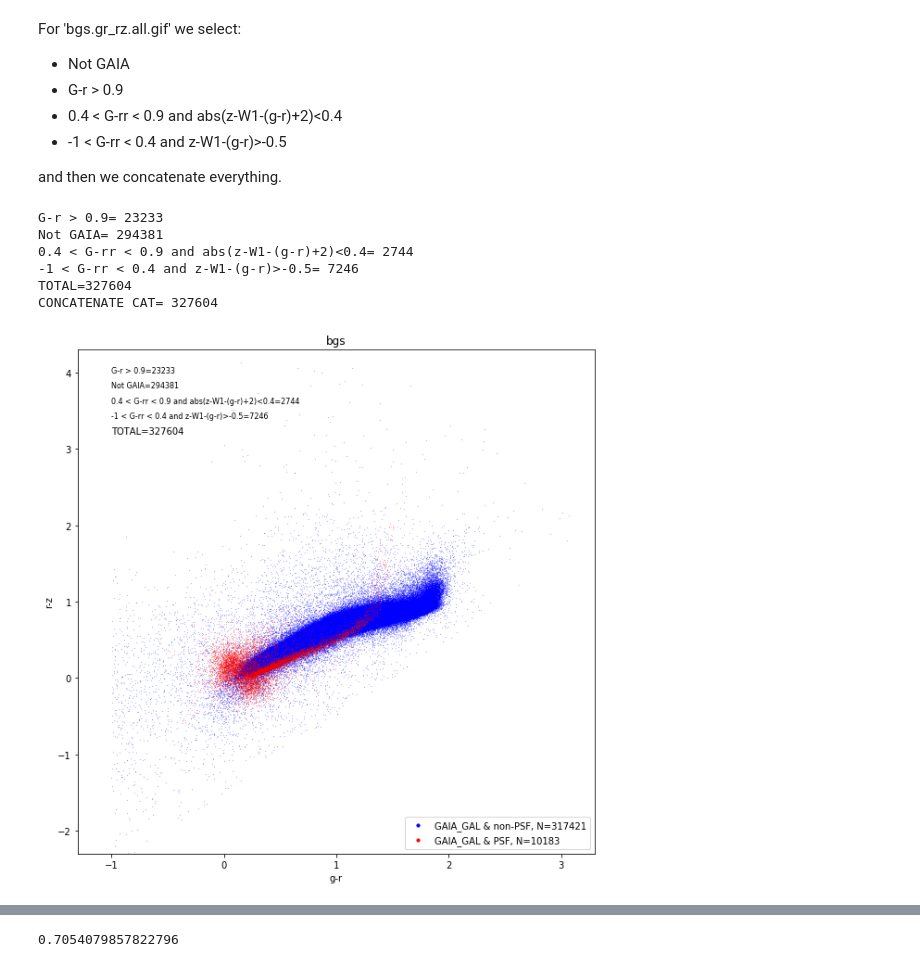
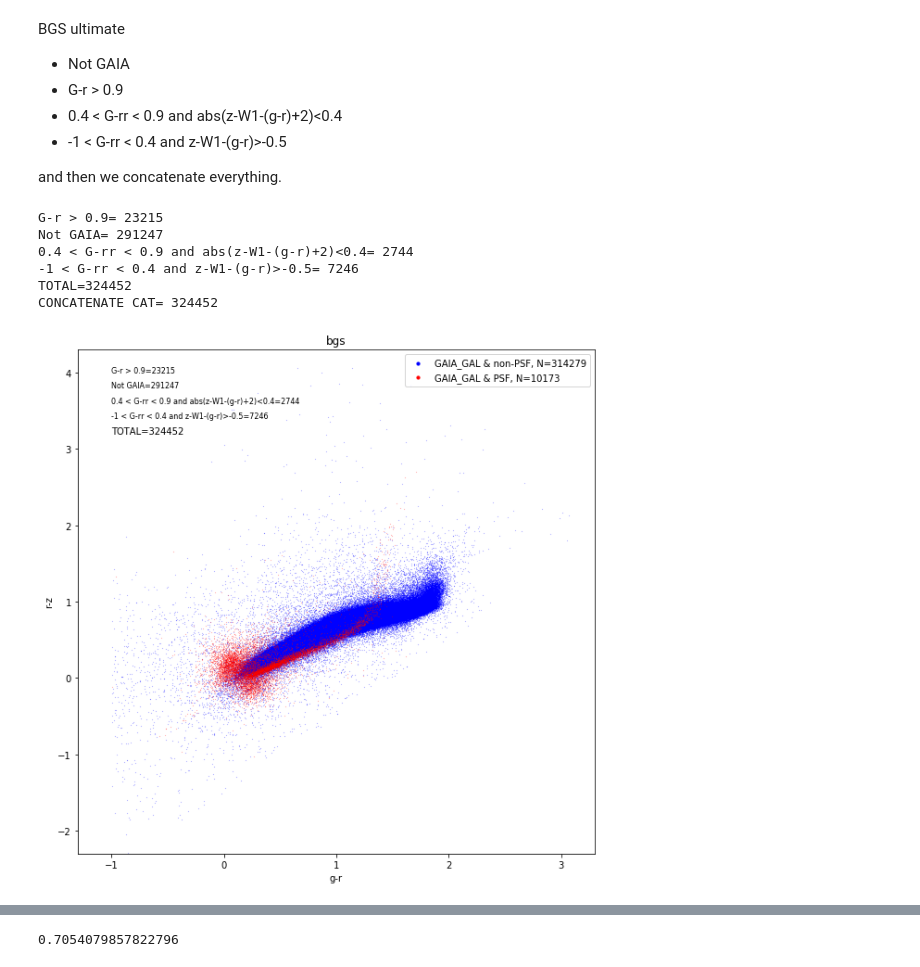
Before and after one commit to qmxp55/DESI-match, a Jupyter notebook: star_galaxy_separation.ipynb, the cells around one changed output, grey strips where cells are left out. Saved outputs shown, nothing was run; the diff lists cells and outputs as text; code cells hidden in the pictures.

```diff
--- a/star_galaxy_separation.ipynb
+++ b/star_galaxy_separation.ipynb
@@ -29,7 +29,7 @@ def cut(ramin, ramax, decmin, decmax, catalog):
 # %%
 def get_mag_decals(df):
 
-    df = df[(df['FLUX_R'] > 0) & (df['FLUX_G'] > 0) & (df['FLUX_Z'] > 0)]
+    df = df[(df['FLUX_R'] > 0) & (df['FLUX_G'] > 0) & (df['FLUX_Z'] > 0) & (df['FLUX_W1'] > 0)]
     rmag =  flux_to_mag(df['FLUX_R']/df['MW_TRANSMISSION_R'])
     gmag = flux_to_mag(df['FLUX_G']/df['MW_TRANSMISSION_G'])
     zmag = flux_to_mag(df['FLUX_Z']/df['MW_TRANSMISSION_Z'])
@@ -348,5 +443,5 @@ plt.show()
 # %% [markdown]
-For 'bgs.gr_rz.all.gif' we select:
+BGS ultimate
 
 * Not GAIA
 * G-r > 0.9
@@ -375,36 +470,36 @@ print('CONCATENATE CAT=',len(GAIA_GAL))
 g, r, z, w1, G = get_mag_decals(GAIA_GAL)
 
 #GAIA ULTIMATE GALAXIES
 gr_GAL_psf = g[GAIA_GAL['TYPE'] == b'PSF '] - r[GAIA_GAL['TYPE'] == b'PSF ']
 rz_GAL_psf = r[GAIA_GAL['TYPE'] == b'PSF '] - z[GAIA_GAL['TYPE'] == b'PSF ']
 gr_GAL_nopsf = g[GAIA_GAL['TYPE'] != b'PSF '] - r[GAIA_GAL['TYPE'] != b'PSF ']
 rz_GAL_nopsf = r[GAIA_GAL['TYPE'] != b'PSF '] - z[GAIA_GAL['TYPE'] != b'PSF ']
 
 plt.figure(figsize=(10, 10))
 
 plt.scatter(gr_GAL_nopsf, rz_GAL_nopsf, s=0.01, color='blue', label = r'GAIA_GAL & non-PSF, N=%g' %(len(gr_GAL_nopsf)))
 plt.scatter(gr_GAL_psf, rz_GAL_psf, s=0.01, color='red', label = r'GAIA_GAL & PSF, N=%g' %(len(gr_GAL_psf)))
 plt.text(-1, 4, r'G-r > 0.9=%g'%(len(cat[Grr > 0.9])), fontsize=8)
 plt.text(-1, 3.8, r'Not GAIA=%g'%(len(cat[Gmag == 0])), fontsize=8)
 plt.text(-1, 3.6, r'0.4 < G-rr < 0.9 and abs(z-W1-(g-r)+2)<0.4=%g' %(len(cat[mask_bgs1])), fontsize=8)
 plt.text(-1, 3.4, r'-1 < G-rr < 0.4 and z-W1-(g-r)>-0.5=%g' %(len(cat[mask_bgs2])), fontsize=8)
 plt.text(-1,3.2, r'TOTAL=%g' %(len(cat[Grr > 0.9])+len(cat[Gmag == 0])+len(cat[mask_bgs1])+len(cat[mask_bgs2])), fontsize=10)
 
 plt.xlabel(r'g-r')
 plt.ylabel(r'r-z')
 plt.title(r'bgs')
 #plt.grid()
 plt.xlim(-1.3, 3.3)
 plt.ylim(-2.3, 4.3)
-lgnd = plt.legend()
+lgnd = plt.legend(loc='upper right')
 for handle in lgnd.legendHandles:
     handle.set_sizes([10.0])
 plt.show()
 # %% [output]
-G-r > 0.9= 23233
-Not GAIA= 294381
+G-r > 0.9= 23215
+Not GAIA= 291247
 0.4 < G-rr < 0.9 and abs(z-W1-(g-r)+2)<0.4= 2744
 -1 < G-rr < 0.4 and z-W1-(g-r)>-0.5= 7246
-TOTAL=327604
-CONCATENATE CAT= 327604
+TOTAL=324452
+CONCATENATE CAT= 324452
-[figure, old version]
+[figure, new version]
```
Also changed, not shown: parts of 31 cells of this notebook.
